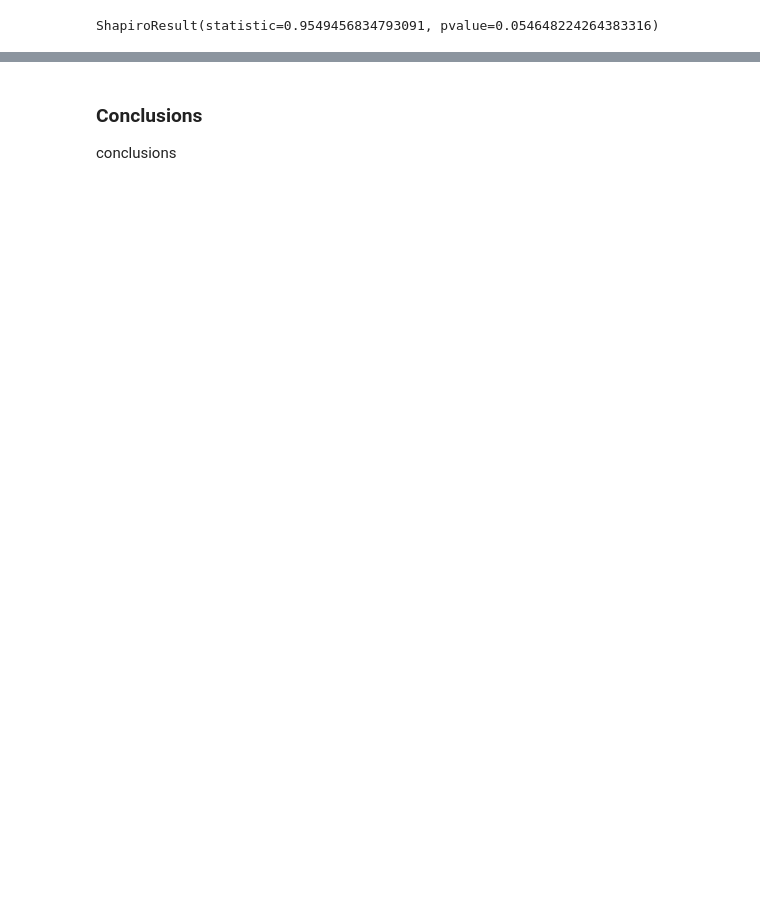
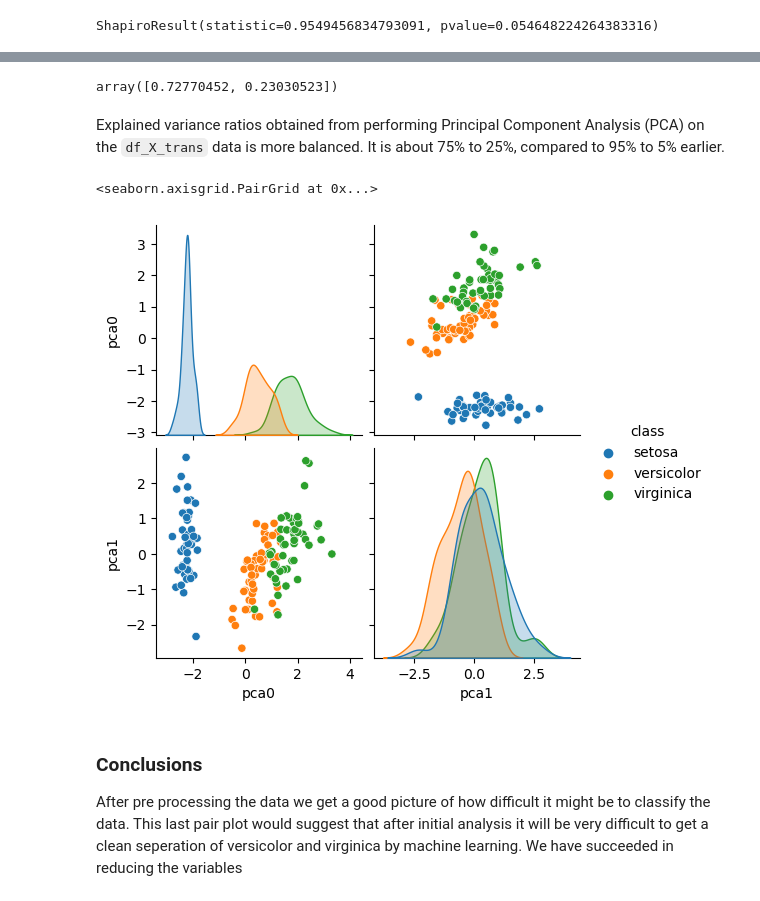
Before and after one commit to JScarry/MLAS_project, a Jupyter notebook: Tasks/task5.ipynb, the cells around one changed output, grey strips where cells are left out. Saved outputs shown, nothing was run; the diff lists cells and outputs as text; code cells hidden in the pictures; blank space fills up the shorter version.

```diff
--- a/Tasks/task5.ipynb
+++ b/Tasks/task5.ipynb
@@ -196,0 +193,10 @@ https://stackoverflow.com/questions/55601928/apply-multiple-standardscalers-to-i
+# %%
+# Transformed X array.
+X_transformed = scaler.transform(X)
+
+#the earlier fitted scaler is used to transform the
+#original dataset X into a scaled form (X_transformed) for further analysis.
+#It keeps the same scaling learned from the original data.
+
+# Show.
+X_transformed
@@ -196,0 +241,6 @@ https://stackoverflow.com/questions/55601928/apply-multiple-standardscalers-to-i
+# %%
+# Re-create data frame.
+df_X_trans = pd.DataFrame(X_transformed, columns=X.columns)
+
+# Show.
+df_X_trans
@@ -196,0 +298,4 @@ https://stackoverflow.com/questions/55601928/apply-multiple-standardscalers-to-i
+# %%
+# Load the Iris dataset
+df = pd.read_csv(r"data\iris.csv")
+df.head()
@@ -196,0 +438,19 @@ https://stackoverflow.com/questions/55601928/apply-multiple-standardscalers-to-i
+# %%
+# Create a new PCA instance.
+pca = dec.PCA(n_components=2)
+
+# Fit the scaled data.
+pca.fit(df_X_trans)
+
+# Transform.
+X_trans_pca = pca.transform(df_X_trans)
+
+# Original classifications.
+df_trans_pca = pd.DataFrame(df[['class']])
+
+# Incorporate our PCA variables.
+df_trans_pca['pca0'] = X_trans_pca[:, 0]
+df_trans_pca['pca1'] = X_trans_pca[:, 1]
+
+# Show.
+df_trans_pca
@@ -197,4 +471,17 @@ https://stackoverflow.com/questions/55601928/apply-multiple-standardscalers-to-i
+# %%
+# Look at the variance.
+pca.explained_variance_ratio_
+# %% [output]
+array([0.72770452, 0.23030523])
+# %% [markdown]
+Explained variance ratios obtained from performing Principal Component Analysis (PCA) on the `df_X_trans` data is more balanced. It is about 75% to 25%, compared to 95% to 5% earlier.
+# %%
+# Pair plot.
+sns.pairplot(df_trans_pca, hue='class')
+# %% [output]
+<seaborn.axisgrid.PairGrid at 0x...>
+[figure, added]
 # %% [markdown]
 ### Conclusions
 
-conclusions
+After pre processing the data we get a good picture of how difficult it might be to classify the data. This last pair plot would suggest that after initial analysis it will be very difficult to get a clean seperation of versicolor and virginica by machine learning. We have succeeded in reducing the variables
```
Also changed, not shown: parts of 47 cells of this notebook.
